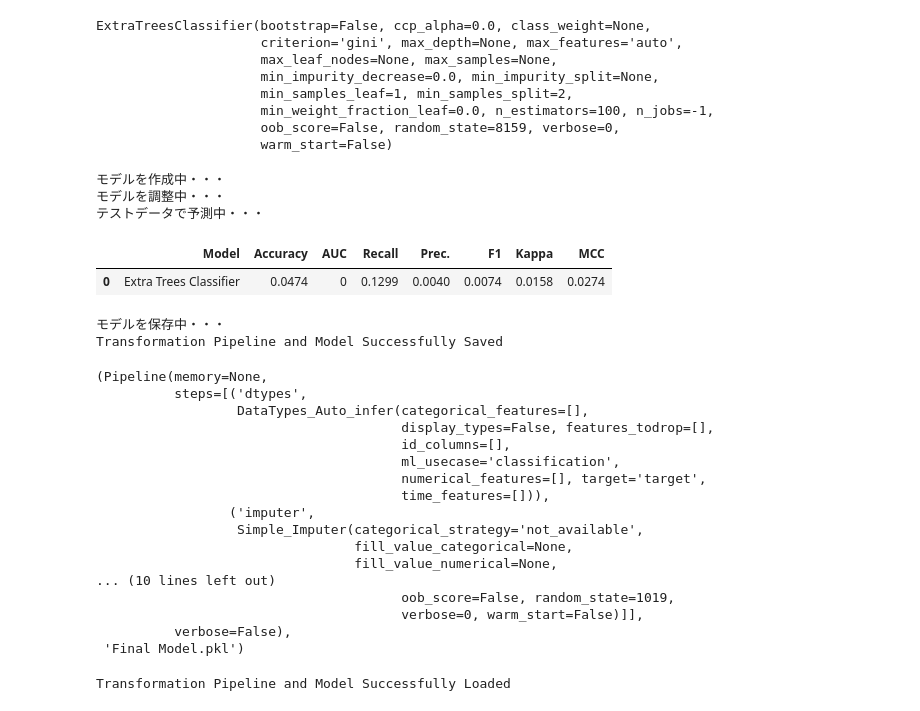
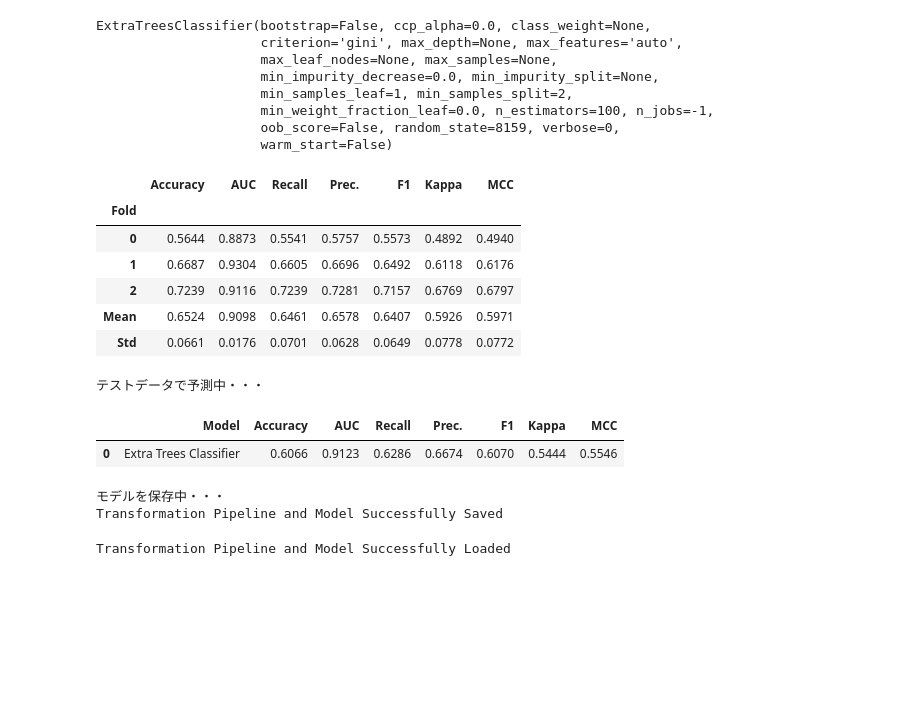
Before and after one commit to jouhou1/voicepro, a Jupyter notebook: pycaret.ipynb, the cells around one changed output. Saved outputs shown, nothing was run; the diff lists cells and outputs as text; code cells hidden in the pictures; blank space fills up the shorter version.

```diff
--- a/pycaret.ipynb
+++ b/pycaret.ipynb
@@ -119,43 +119,34 @@ ExtraTreesClassifier(bootstrap=False, ccp_alpha=0.0, class_weight=None,
 # %%
 from pycaret.classification import *
 # 最も精度が高かったモデルを生成
-tuned_model = False
+tuned_model = False #モデルをチューニングするか
+final_model = True #モデルをファイナライズするか
 
 print("モデルを作成中・・・")
 model = create_model('et', verbose=False) # モデルを生成
 print("モデルを調整中・・・")
-#tuned_model = tune_model(model, optimize="Accuracy") # モデルを調整...すると精度落ちるの何...しないほうがいいのか？
+if (tuned_model) :
+    tuned_model = tune_model(model, optimize="Accuracy") # モデルを調整...すると精度落ちるの何...しないほうがいいのか？
 print("テストデータで予測中・・・")
 predict_data = predict_model(tuned_model or model, raw_score=True) # 既存のデータで予測 raw_scoreをTrueにしないとIndexErrorが出る（おそらく0ではなく1から始めているから）
 predict_data.to_csv('predict_result.csv', index=False)  # csvで保存
-print("モデルを保存中・・・")
-final_model = finalize_model(model)
-save_model(final_model,'Final Model')#モデルを保存
+if (final_model) :
+    print("モデルを保存中・・・")
+    final_model = finalize_model(model)
+    save_model(final_model,'Final Model')#モデルを保存
 # %% [output]
+|  | Accuracy | AUC | Recall | Prec. | F1 | Kappa | MCC |
+| Fold |  |  |  |  |  |  |  |
+| 0 | 0.5644 | 0.8873 | 0.5541 | 0.5757 | 0.5573 | 0.4892 | 0.4940 |
+| 1 | 0.6687 | 0.9304 | 0.6605 | 0.6696 | 0.6492 | 0.6118 | 0.6176 |
+| 2 | 0.7239 | 0.9116 | 0.7239 | 0.7281 | 0.7157 | 0.6769 | 0.6797 |
+| Mean | 0.6524 | 0.9098 | 0.6461 | 0.6578 | 0.6407 | 0.5926 | 0.5971 |
+| Std | 0.0661 | 0.0176 | 0.0701 | 0.0628 | 0.0649 | 0.0778 | 0.0772 |
-モデルを作成中・・・
-モデルを調整中・・・
 テストデータで予測中・・・
-|  | Model | Accuracy | AUC | Recall | Prec. | F1 | Kappa | MCC |
-| 0 | Extra Trees Classifier | 0.0474 | 0 | 0.1299 | 0.0040 | 0.0074 | 0.0158 | 0.0274 |
+|  | Model | Accuracy | AUC | Recall | Prec. | F1 | Kappa | MCC |
+| 0 | Extra Trees Classifier | 0.6066 | 0.9123 | 0.6286 | 0.6674 | 0.6070 | 0.5444 | 0.5546 |
 モデルを保存中・・・
 Transformation Pipeline and Model Successfully Saved
-(Pipeline(memory=None,
-          steps=[('dtypes',
-                  DataTypes_Auto_infer(categorical_features=[],
-                                       display_types=False, features_todrop=[],
-                                       id_columns=[],
-                                       ml_usecase='classification',
-                                       numerical_features=[], target='target',
-                                       time_features=[])),
-                 ('imputer',
-                  Simple_Imputer(categorical_strategy='not_available',
-                                 fill_value_categorical=None,
-                                 fill_value_numerical=None,
-... (10 lines left out)
-                                       oob_score=False, random_state=1019,
-                                       verbose=0, warm_start=False)]],
-          verbose=False),
- 'Final Model.pkl')
 # %%
 from pycaret.classification import *
 
```
Also changed, not shown: parts of 5 cells of this notebook, 6 other files.
